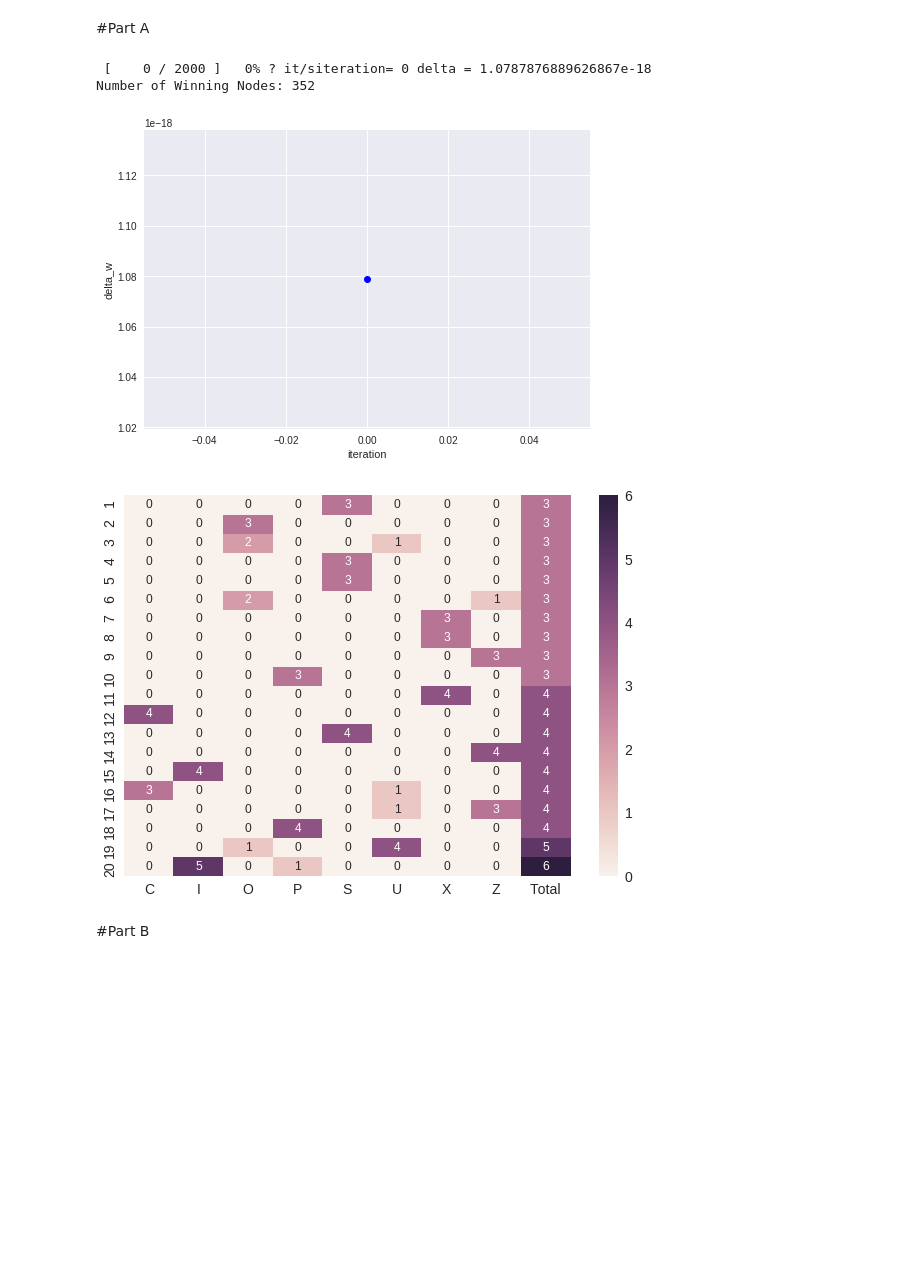
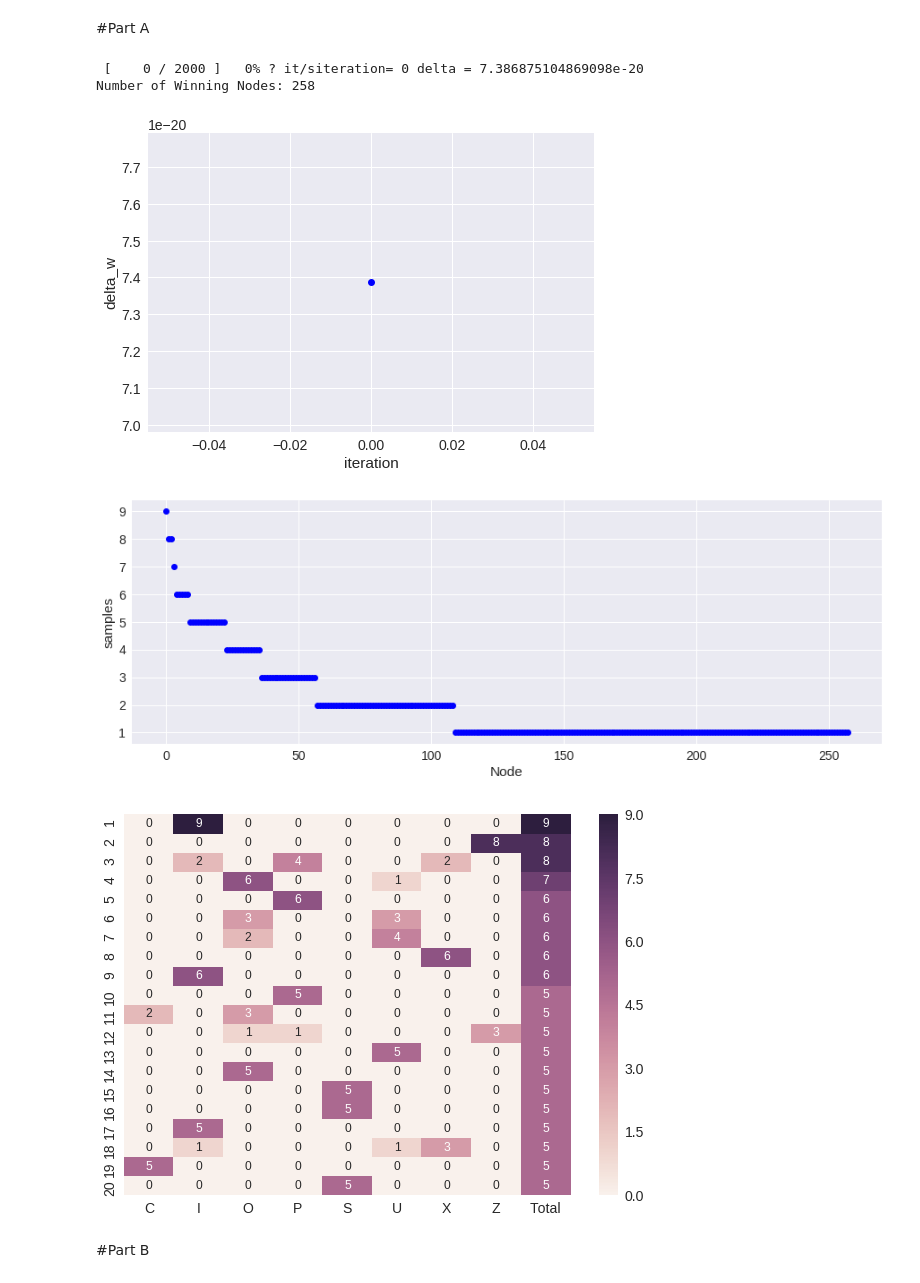
Before and after one commit to puraminy/mini_proj3, a Jupyter notebook: SOM.ipynb, the cells around one changed output. Cells and saved outputs as stored; diff of their text form; code cells hidden in the pictures; blank space fills up the shorter version.

```diff
--- a/SOM.ipynb
+++ b/SOM.ipynb
@@ -146,6 +146,13 @@ for i in nodes:
     values.append(mappings[i])
 sorted_values = sorted(values, key=len)
 
+plt.figure(figsize=(15, 5))
+for i in range(len(mappings)):
+  plt.plot(i, len(np.flipud(sorted_values)[i]),'bo')
+  plt.xlabel('Node')
+  plt.ylabel('samples')
+
+
 if len(mappings)>19:
   selected_nodes = sorted_values[-20:] # 20 nodes with the most data
   result_mat =np.zeros([20,9])
@@ -154,38 +161,39 @@ if len(mappings)>19:
       for j in range(len(selected_nodes[i])):
           zeroo = alphabet-selected_nodes[i][j]
           pos = np.where(~zeroo.any(axis=1))[0]
           result_mat[i, label[pos]] = result_mat[i, label[pos]]+1
 
 else:
   selected_nodes = sorted_values
   result_mat =np.zeros([len(mappings),9])
   for i in range(len(mappings)):
       result_mat[i,8] = len(selected_nodes[i])
       for j in range(len(selected_nodes[i])):
           zeroo = alphabet-selected_nodes[i][j]
           pos = np.where(~zeroo.any(axis=1))[0]
           result_mat[i, label[pos]] = result_mat[i, label[pos]]+1
 
-
+result_mat = np.flipud(result_mat)
 
 import seaborn as sn
 import pandas  as pd
 
 df_result = pd.DataFrame(result_mat, range(result_mat.shape[0]), range(9))
 
 aylabels = ['1', '2', '3', '4', '5', '6', '7', '8', '9', '10','11',
             '12', '13', '14', '15', '16', '17', '18', '19', '20']
 axlabels = ['C', 'I', 'O', 'P', 'S', 'U', 'X', 'Z', 'Total']
 
 plt.figure(figsize=(10, 7))
 sn.set(font_scale=1.4)  # for label size
 sn.heatmap(df_result, annot=True, annot_kws={"size": 12}, xticklabels=axlabels, yticklabels=aylabels)  # font size
 plt.show()
 # %% [output]
- [    0 / 2000 ]   0% ? it/siteration= 0 delta = 1.0787876889626867e-18
-Number of Winning Nodes: 352
+ [    0 / 2000 ]   0% ? it/siteration= 0 delta = 7.386875104869098e-20
+Number of Winning Nodes: 258
-[figure, old version]
+[figure, new version]
-[figure, old version]
+[figure, new version]
+[figure, added]
 # %% [markdown]
 #Part B
 # %%
```
Also changed, not shown: parts of 3 cells of this notebook.
